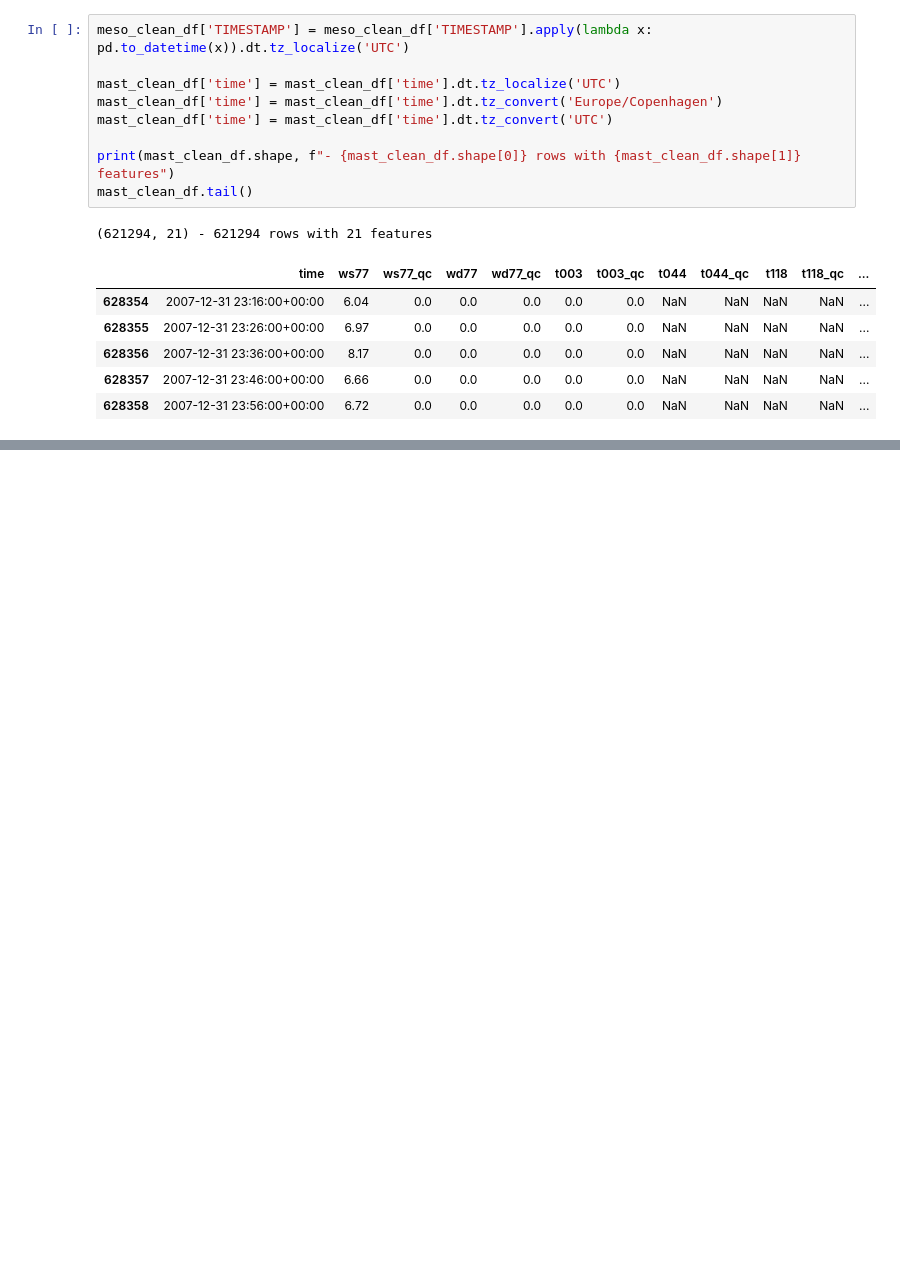
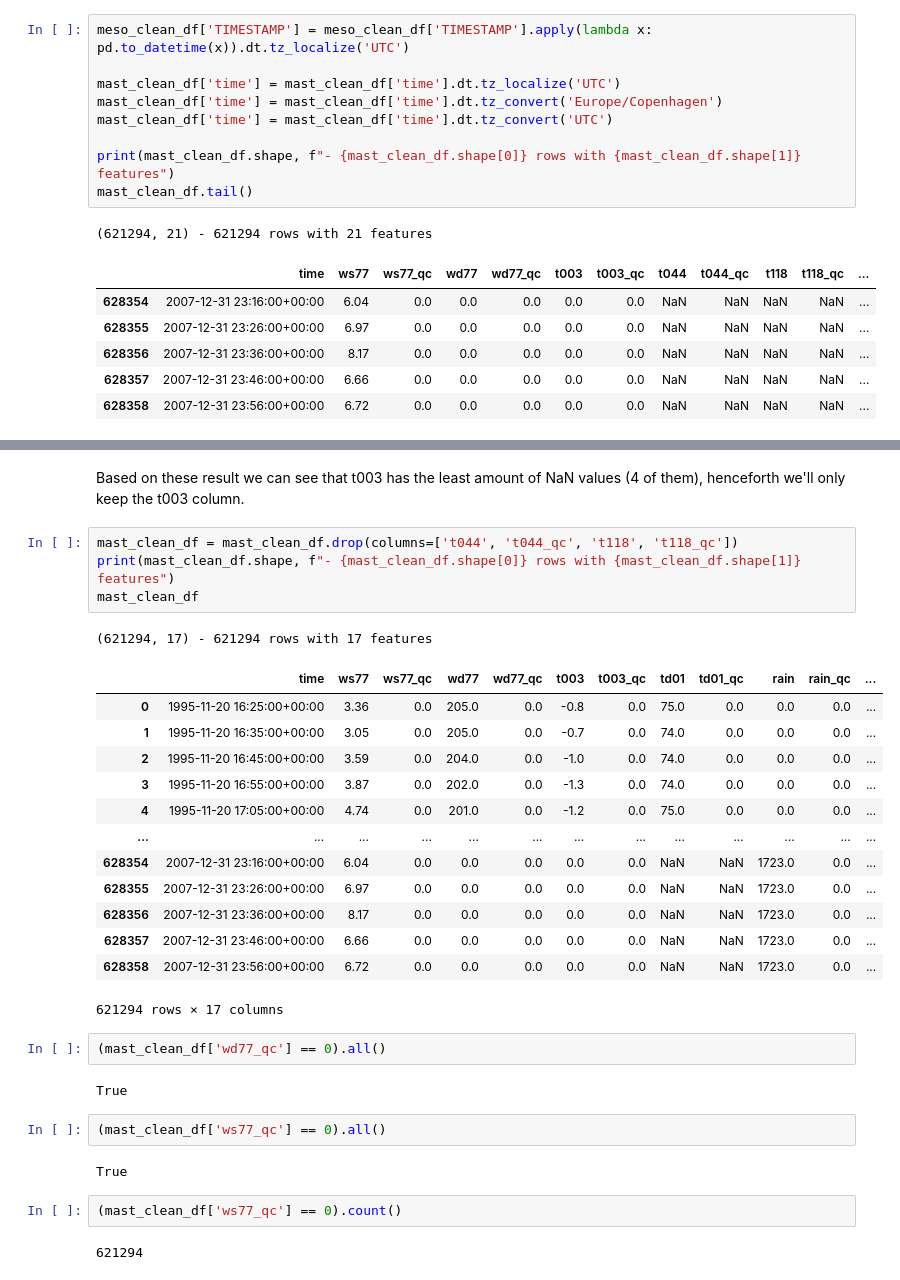
Before and after one commit to maxim-zavidei/viauc-mal1-a23, a Jupyter notebook: assignment3/assignment3-solution.ipynb, the cells around one changed output, grey strips where cells are left out. Drawn from its saved outputs; the diff is of its cells as text; blank space fills up the shorter version.

```diff
--- a/assignment3/assignment3-solution.ipynb
+++ b/assignment3/assignment3-solution.ipynb
@@ -226,0 +347,34 @@ result
+# %% [markdown]
+Based on these result we can see that t003 has the least amount of NaN values (4 of them),
+henceforth we'll only keep the t003 column.
+# %%
+mast_clean_df = mast_clean_df.drop(columns=['t044', 't044_qc', 't118', 't118_qc'])
+print(mast_clean_df.shape, f"- {mast_clean_df.shape[0]} rows with {mast_clean_df.shape[1]} features")
+mast_clean_df
+# %% [output]
+(621294, 17) - 621294 rows with 17 features
+|  | time | ws77 | ws77_qc | wd77 | wd77_qc | t003 | t003_qc | td01 | td01_qc | rain | rain_qc | ... |
+| 0 | 1995-11-20 16:25:00+00:00 | 3.36 | 0.0 | 205.0 | 0.0 | -0.8 | 0.0 | 75.0 | 0.0 | 0.0 | 0.0 | ... |
+| 1 | 1995-11-20 16:35:00+00:00 | 3.05 | 0.0 | 205.0 | 0.0 | -0.7 | 0.0 | 74.0 | 0.0 | 0.0 | 0.0 | ... |
+| 2 | 1995-11-20 16:45:00+00:00 | 3.59 | 0.0 | 204.0 | 0.0 | -1.0 | 0.0 | 74.0 | 0.0 | 0.0 | 0.0 | ... |
+| 3 | 1995-11-20 16:55:00+00:00 | 3.87 | 0.0 | 202.0 | 0.0 | -1.3 | 0.0 | 74.0 | 0.0 | 0.0 | 0.0 | ... |
+| 4 | 1995-11-20 17:05:00+00:00 | 4.74 | 0.0 | 201.0 | 0.0 | -1.2 | 0.0 | 75.0 | 0.0 | 0.0 | 0.0 | ... |
+| ... | ... | ... | ... | ... | ... | ... | ... | ... | ... | ... | ... | ... |
+| 628354 | 2007-12-31 23:16:00+00:00 | 6.04 | 0.0 | 0.0 | 0.0 | 0.0 | 0.0 | NaN | NaN | 1723.0 | 0.0 | ... |
+| 628355 | 2007-12-31 23:26:00+00:00 | 6.97 | 0.0 | 0.0 | 0.0 | 0.0 | 0.0 | NaN | NaN | 1723.0 | 0.0 | ... |
+| 628356 | 2007-12-31 23:36:00+00:00 | 8.17 | 0.0 | 0.0 | 0.0 | 0.0 | 0.0 | NaN | NaN | 1723.0 | 0.0 | ... |
+| 628357 | 2007-12-31 23:46:00+00:00 | 6.66 | 0.0 | 0.0 | 0.0 | 0.0 | 0.0 | NaN | NaN | 1723.0 | 0.0 | ... |
+| 628358 | 2007-12-31 23:56:00+00:00 | 6.72 | 0.0 | 0.0 | 0.0 | 0.0 | 0.0 | NaN | NaN | 1723.0 | 0.0 | ... |
+621294 rows × 17 columns
+# %%
+(mast_clean_df['wd77_qc'] == 0).all()
+# %% [output]
+True
+# %%
+(mast_clean_df['ws77_qc'] == 0).all()
+# %% [output]
+True
+# %%
+(mast_clean_df['ws77_qc'] == 0).count()
+# %% [output]
+621294
```
Also changed, not shown: parts of 15 cells of this notebook.
